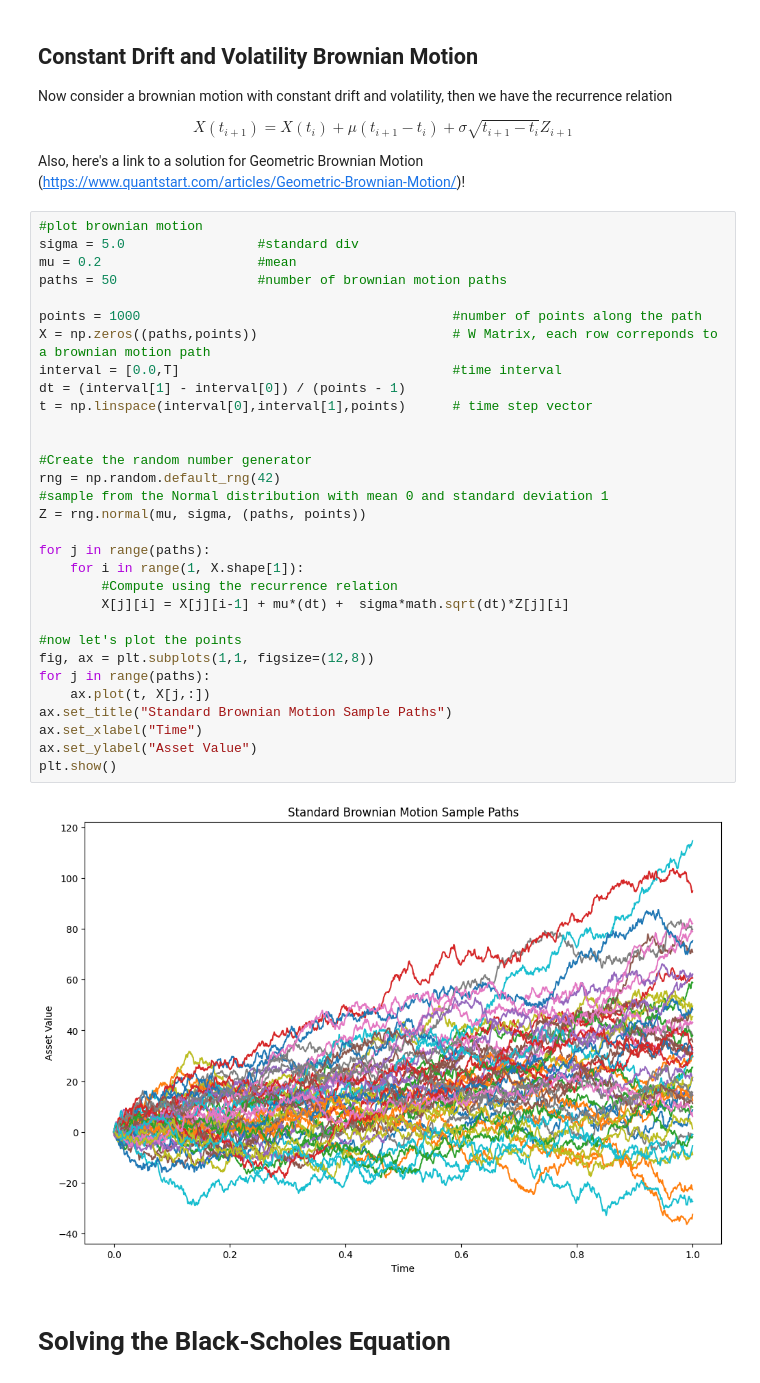
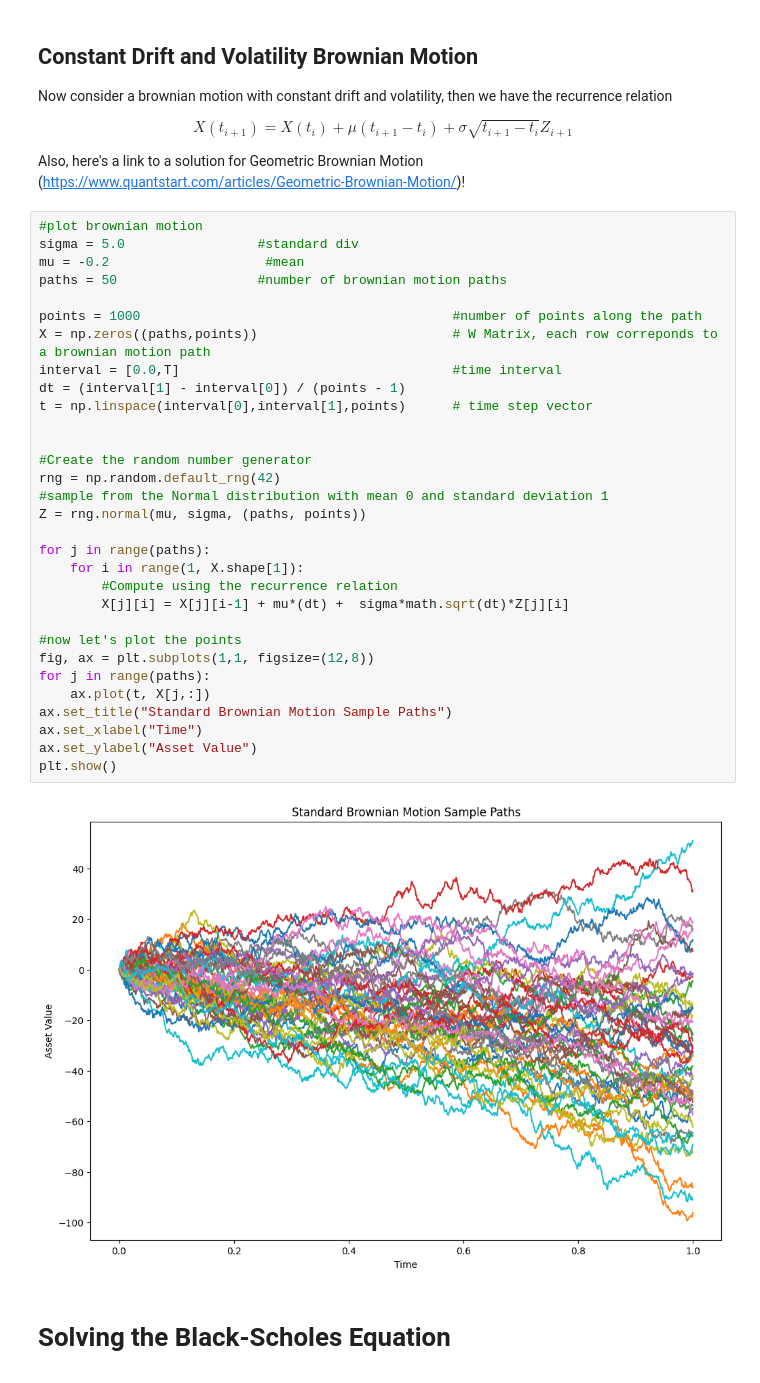
Before and after one commit to MarwanBit/Binomial-Black-Scholes-Pricing-Dashboard, a Jupyter notebook: backend/juypter_notebook_development/Black_Scholes_Analytically.ipynb, the cells around one changed output. Drawn from its saved outputs; the diff is of its cells as text.

```diff
--- a/backend/juypter_notebook_development/Black_Scholes_Analytically.ipynb
+++ b/backend/juypter_notebook_development/Black_Scholes_Analytically.ipynb
@@ -171,35 +172,35 @@ Also, here's a link to a solution for Geometric Brownian Motion (https://www.qua
 # %%
 #plot brownian motion
 sigma = 5.0                 #standard div
-mu = 0.2                    #mean
+mu = -0.2                    #mean
 paths = 50                  #number of brownian motion paths
 
 points = 1000                                        #number of points along the path
 X = np.zeros((paths,points))                         # W Matrix, each row correponds to a brownian motion path
 interval = [0.0,T]                                   #time interval
 dt = (interval[1] - interval[0]) / (points - 1)
 t = np.linspace(interval[0],interval[1],points)      # time step vector
 
 
 #Create the random number generator
 rng = np.random.default_rng(42)
 #sample from the Normal distribution with mean 0 and standard deviation 1
 Z = rng.normal(mu, sigma, (paths, points))
 
 for j in range(paths):
     for i in range(1, X.shape[1]):
         #Compute using the recurrence relation
         X[j][i] = X[j][i-1] + mu*(dt) +  sigma*math.sqrt(dt)*Z[j][i]
 
 #now let's plot the points
 fig, ax = plt.subplots(1,1, figsize=(12,8))
 for j in range(paths):
     ax.plot(t, X[j,:])
 ax.set_title("Standard Brownian Motion Sample Paths")
 ax.set_xlabel("Time")
 ax.set_ylabel("Asset Value")
 plt.show()
 # %% [output]
-[figure, old version]
+[figure, new version]
 # %% [markdown]
 # Solving the Black-Scholes Equation
```
Also changed, not shown: parts of 5 cells of this notebook.
